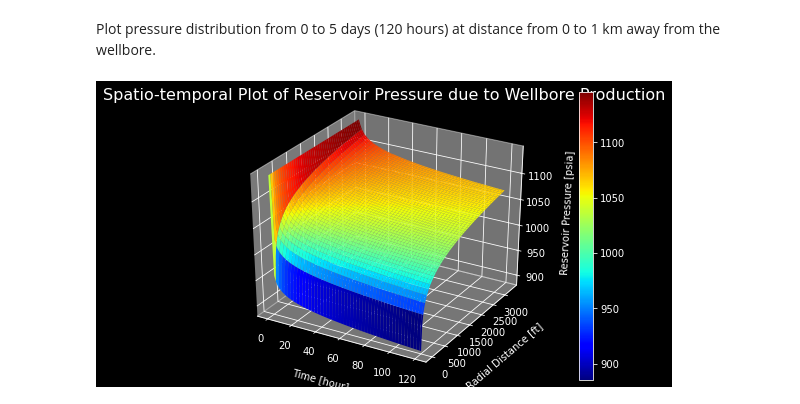
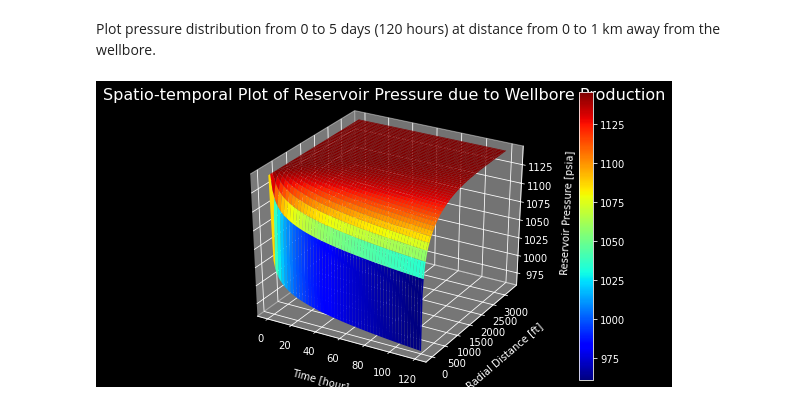
Before and after one commit to yohanesnuwara/pyreservoir, a Jupyter notebook: notebooks/reservoir_pressure_analytical_solution_notebook.ipynb, the cells around one changed output. Cells and saved outputs as stored; diff of their text form; code cells hidden in the pictures.

```diff
--- a/notebooks/reservoir_pressure_analytical_solution_notebook.ipynb
+++ b/notebooks/reservoir_pressure_analytical_solution_notebook.ipynb
@@ -92,7 +92,7 @@ The finite acting time is 506 hours, means that until 24 hours flow is INFINITE-
 # %% [markdown]
 Plot pressure distribution from 0 to 5 days (120 hours) at distance from 0 to 1 km away from the wellbore.
 # %%
-12time = np.linspace(0*24, 5*24, 100)
+time = np.linspace(0*24, 5*24, 100)
 
 # r = np.arange(1, 1001, 1)
 r = np.linspace(1, 1000, 100)
@@ -101,32 +101,32 @@ r = r * 3.281 # convert distance from m to ft
 distance = [i-rw for i in r]
 
 # Solve for Pwf
 M, N = len(time), len(distance)
 Pwf = np.empty((M, N))
 
 for i in range(len(time)):
   for j in range(len(distance)):
-    Pwf[i,j] = constant_terminal_rate(i, j, re, rw, pi, q, poro, ct, k, h, mu_oil, Bo)[2]
+    Pwf[i,j] = constant_terminal_rate(time[i], distance[j], re, rw, pi, q, poro, ct, k, h, mu_oil, Bo)[2]
 
 # Plot solution
 from mpl_toolkits.mplot3d import Axes3D
 
 tt, rr = np.meshgrid(time, r)
 fig = plt.figure()  #adjust 3D Figure
 ax = Axes3D(fig)
 ax.plot_surface(tt,rr,Pwf.T, cmap="jet", linewidth=0)
 
 ax.set_title('Spatio-temporal Plot of Reservoir Pressure due to Wellbore Production', size=16, pad=15)
 ax.set_xlabel('Time [hour]', labelpad=10)
 ax.set_ylabel('Radial Distance [ft]', labelpad=10)
 ax.set_zlabel('Reservoir Pressure [psia]', labelpad=10)
 
 # Colorbar handler
 import matplotlib.cm as cm
 m = cm.ScalarMappable(cmap=cm.jet)
 m.set_array(Pwf)
 plt.colorbar(m)
 
 plt.show()
 # %% [output]
-[figure, old version]
+[figure, new version]
```
Also changed, not shown: parts of 1 cell of this notebook.
